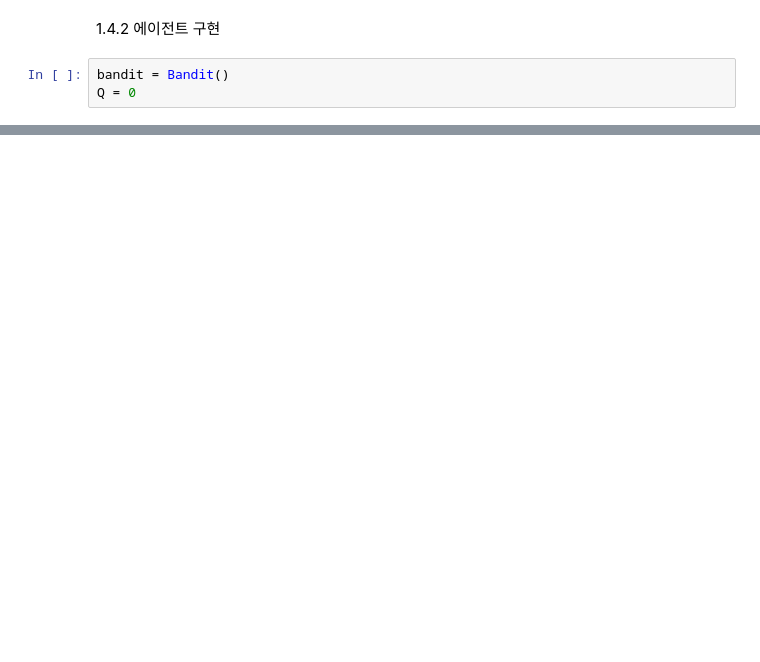
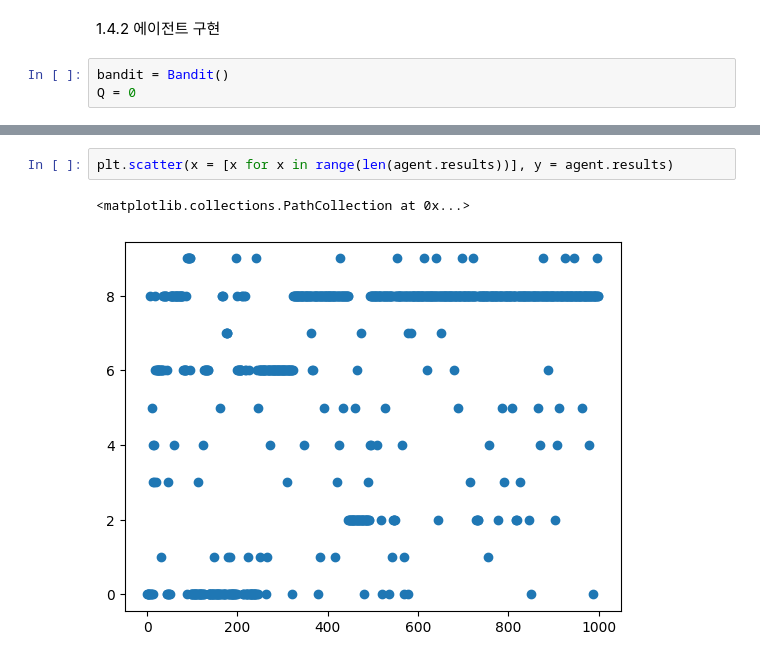
Before and after one commit to Laser-Cho/Costa-Del-Sol, a Jupyter notebook: ch1.ipynb, the cells around one changed output, grey strips where cells are left out. Saved outputs shown, nothing was run; the diff lists cells and outputs as text; blank space fills up the shorter version.

```diff
--- a/ch1.ipynb
+++ b/ch1.ipynb
@@ -143,0 +198,5 @@ class Agent:
+# %%
+plt.scatter(x = [x for x in range(len(agent.results))], y = agent.results)
+# %% [output]
+<matplotlib.collections.PathCollection at 0x...>
+[figure, added]
```
Also changed, not shown: parts of 18 cells of this notebook.
